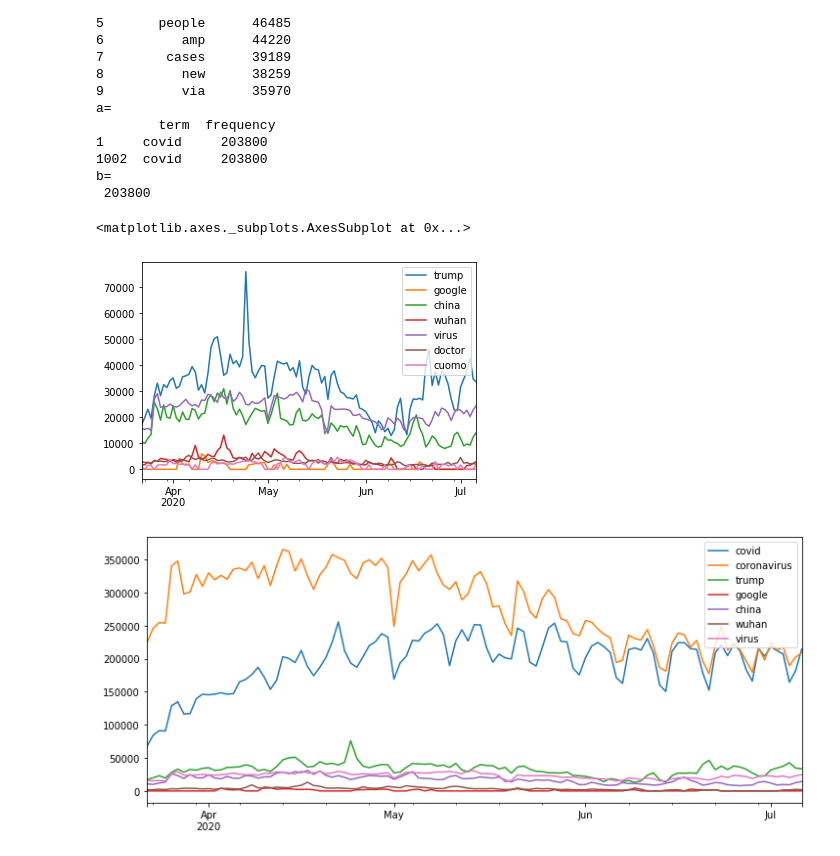
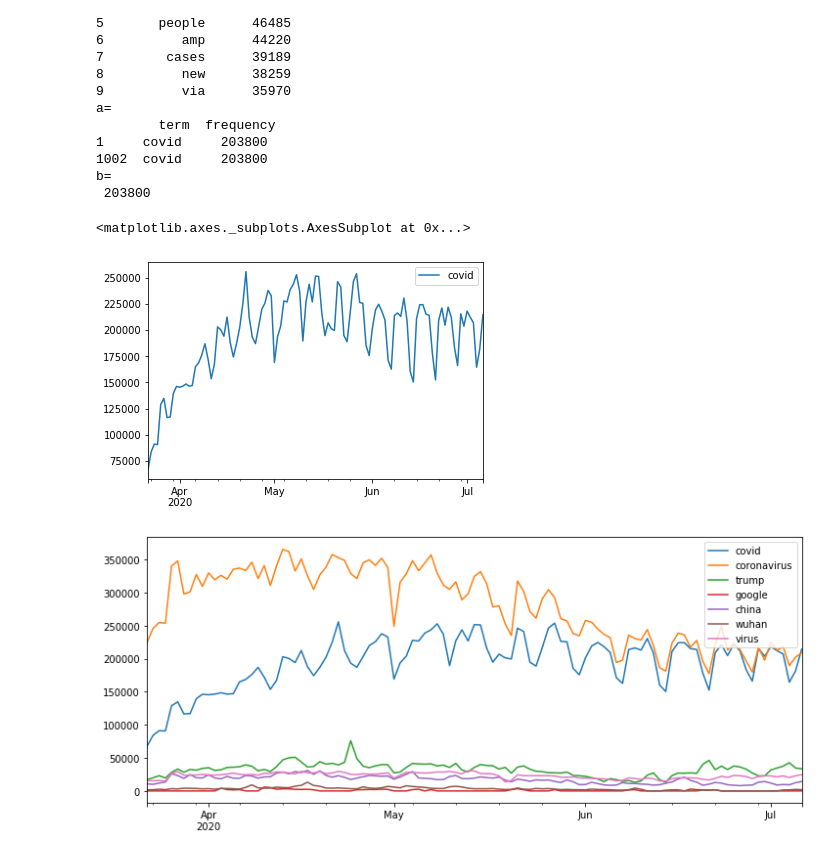
Before and after one commit to WeileiZeng/programming-camp, a Jupyter notebook: data-science/slides/s9-project.ipynb, the cells around one changed output. Cells and saved outputs as stored; diff of their text form; code cells hidden in the pictures.

```diff
--- a/data-science/slides/s9-project.ipynb
+++ b/data-science/slides/s9-project.ipynb
@@ -43,34 +43,34 @@ b=
 # %%
 # read all files and plot some information
 t_range=pd.date_range('2020-03-22','2020-07-06')
 #t_range
-#keywords=['covid']
+keywords=['covid']
 #keywords=['china']
 
 #keywords=['covid','coronavirus','trump','google','china','wuhan','virus']
-keywords=['trump','google','china','wuhan','virus','doctor','cuomo']
+#keywords=['trump','google','china','wuhan','virus','doctor','cuomo']
 
 df = DataFrame(index=t_range)             #a DataFrame to save selected data
 folder='../sample-code/data/covid-term/'  #folder with the data files
 
 #loop through each day
 for d in t_range:
     filename=folder + str(d)[:10] + '_top1000terms.csv'
     #print('filename --> ',filename)
     tw = pd.read_csv(filename, header=None, names=['term','frequency'])
 
     for key in keywords:
         tw_short=tw[tw['term']==key]
         if tw_short.shape[0]==0:   #check if the key exists or not
             f=0
         else:                      #sometimes there are two duplicates for the entry, not sure why
             tw_short2=tw_short.set_index(pd.Index(range(tw_short.shape[0])))
             f=tw_short2.loc[0,'frequency']
         df.loc[d,key]=f
 df.plot()
 # %% [output]
 <matplotlib.axes._subplots.AxesSubplot at 0x...>
-[figure, old version]
+[figure, new version]
 # %%
 # use it as a function
 # read all files and plot some information
```
Also changed, not shown: parts of 5 cells of this notebook, 9 other files.
